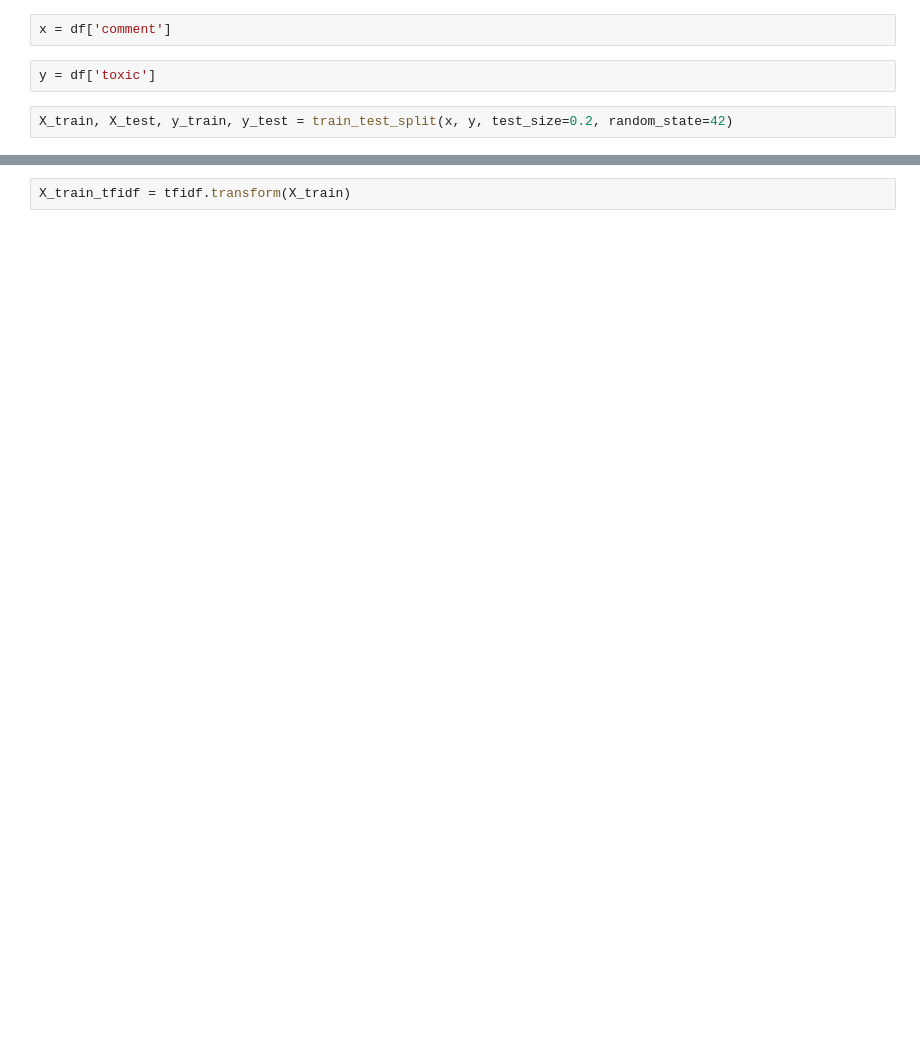
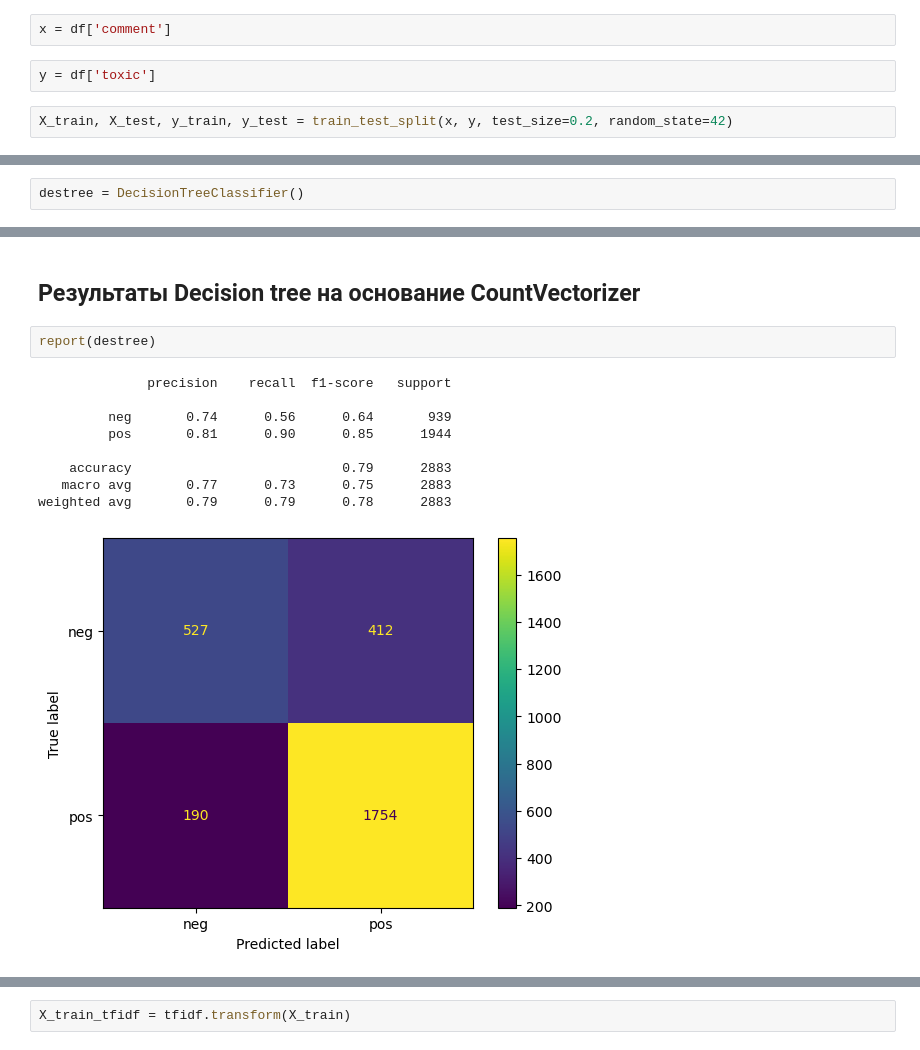
Before and after one commit to MneEstChtoSkazat/TVO, a Jupyter notebook: fourlab.ipynb, the cells around one changed output, grey strips where cells are left out. Drawn from its saved outputs; the diff is of its cells as text; blank space fills up the shorter version.

```diff
--- a/fourlab.ipynb
+++ b/fourlab.ipynb
@@ -69,0 +132,2 @@ bow = CountVectorizer()
+# %%
+destree = DecisionTreeClassifier()
@@ -69,0 +174,14 @@ bow = CountVectorizer()
+# %% [markdown]
+## Результаты Decision tree на основание CountVectorizer
+# %%
+report(destree)
+# %% [output]
+              precision    recall  f1-score   support
+
+         neg       0.74      0.56      0.64       939
+         pos       0.81      0.90      0.85      1944
+
+    accuracy                           0.79      2883
+   macro avg       0.77      0.73      0.75      2883
+weighted avg       0.79      0.79      0.78      2883
+[figure, added]
```
Also changed, not shown: parts of 67 cells of this notebook, 5 other files.
